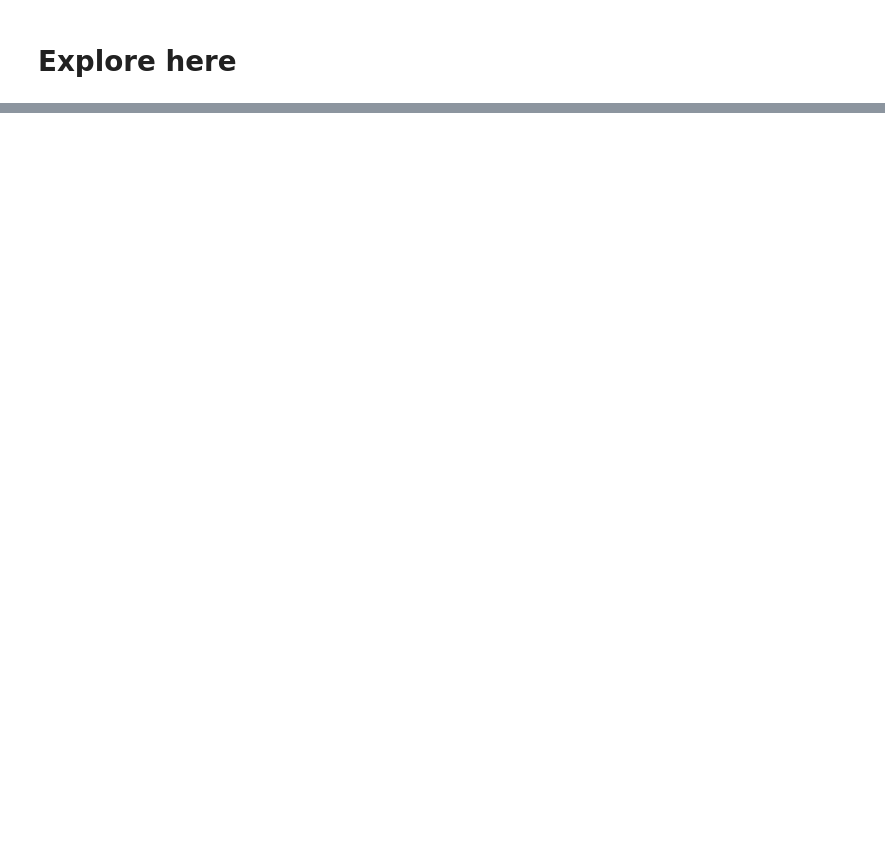
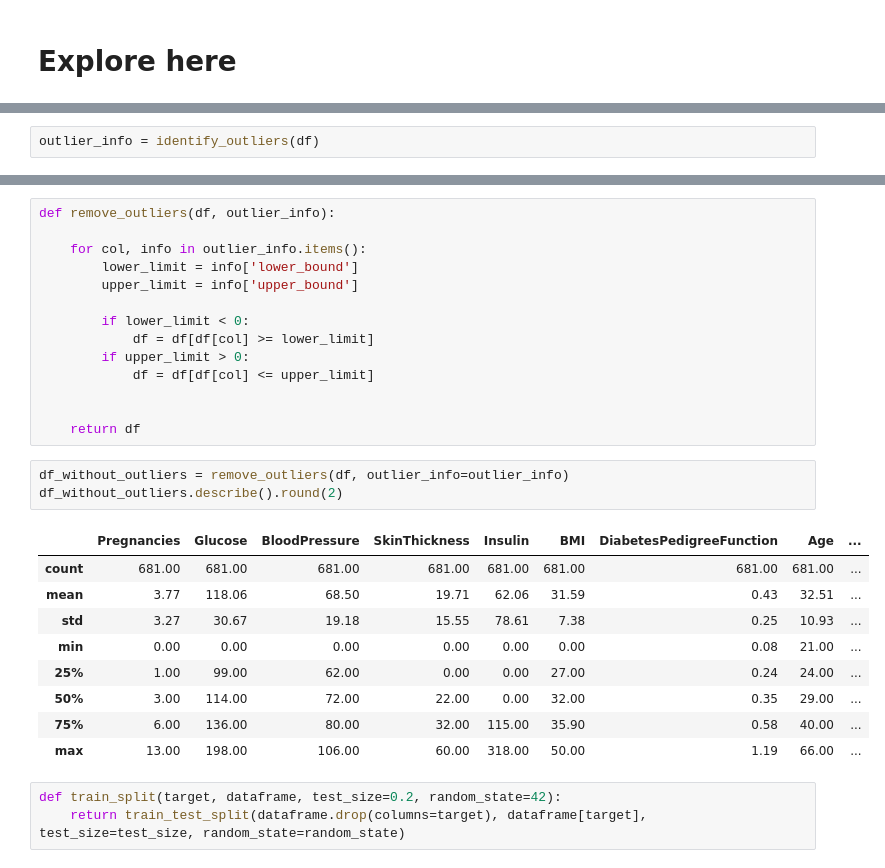
Before and after one commit to Nonpoint93/decision-tree-algo-project, a Jupyter notebook: src/explore.ipynb, the cells around one changed output, grey strips where cells are left out. Saved outputs shown, nothing was run; the diff lists cells and outputs as text; blank space fills up the shorter version.

```diff
--- a/src/explore.ipynb
+++ b/src/explore.ipynb
@@ -192,0 +138,2 @@ Confusion Matrix:
+# %%
+outlier_info = identify_outliers(df)
@@ -192,0 +158,30 @@ Confusion Matrix:
+# %%
+def remove_outliers(df, outlier_info):
+
+    for col, info in outlier_info.items():
+        lower_limit = info['lower_bound']
+        upper_limit = info['upper_bound']
+
+        if lower_limit < 0:
+            df = df[df[col] >= lower_limit]
+        if upper_limit > 0:
+            df = df[df[col] <= upper_limit]
+
+
+    return df
+# %%
+df_without_outliers = remove_outliers(df, outlier_info=outlier_info)
+df_without_outliers.describe().round(2)
+# %% [output]
+|  | Pregnancies | Glucose | BloodPressure | SkinThickness | Insulin | BMI | DiabetesPedigreeFunction | Age | ... |
+| count | 681.00 | 681.00 | 681.00 | 681.00 | 681.00 | 681.00 | 681.00 | 681.00 | ... |
+| mean | 3.77 | 118.06 | 68.50 | 19.71 | 62.06 | 31.59 | 0.43 | 32.51 | ... |
+| std | 3.27 | 30.67 | 19.18 | 15.55 | 78.61 | 7.38 | 0.25 | 10.93 | ... |
+| min | 0.00 | 0.00 | 0.00 | 0.00 | 0.00 | 0.00 | 0.08 | 21.00 | ... |
+| 25% | 1.00 | 99.00 | 62.00 | 0.00 | 0.00 | 27.00 | 0.24 | 24.00 | ... |
+| 50% | 3.00 | 114.00 | 72.00 | 22.00 | 0.00 | 32.00 | 0.35 | 29.00 | ... |
+| 75% | 6.00 | 136.00 | 80.00 | 32.00 | 115.00 | 35.90 | 0.58 | 40.00 | ... |
+| max | 13.00 | 198.00 | 106.00 | 60.00 | 318.00 | 50.00 | 1.19 | 66.00 | ... |
+# %%
+def train_split(target, dataframe, test_size=0.2, random_state=42):
+    return train_test_split(dataframe.drop(columns=target), dataframe[target], test_size=test_size, random_state=random_state)
```
Also changed, not shown: parts of 23 cells of this notebook, 14 other files.
